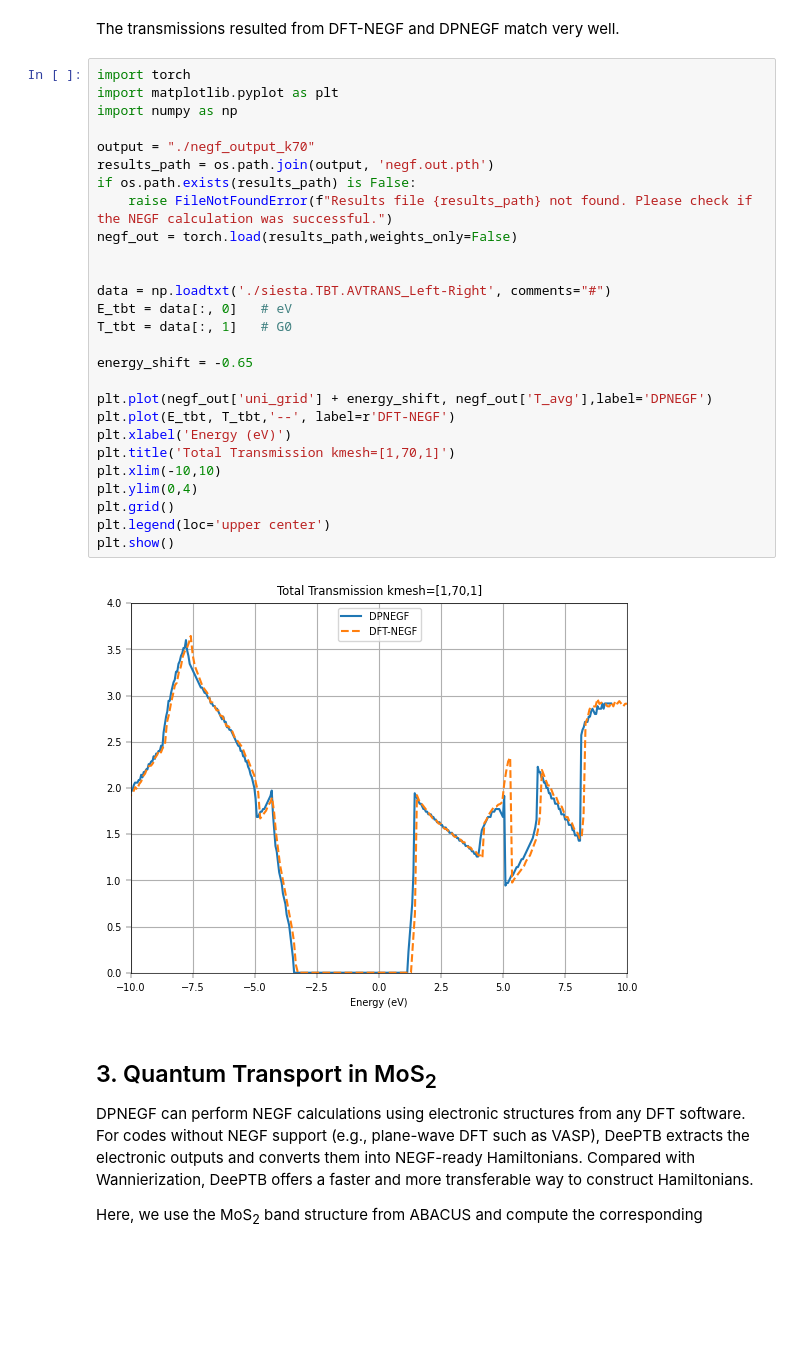
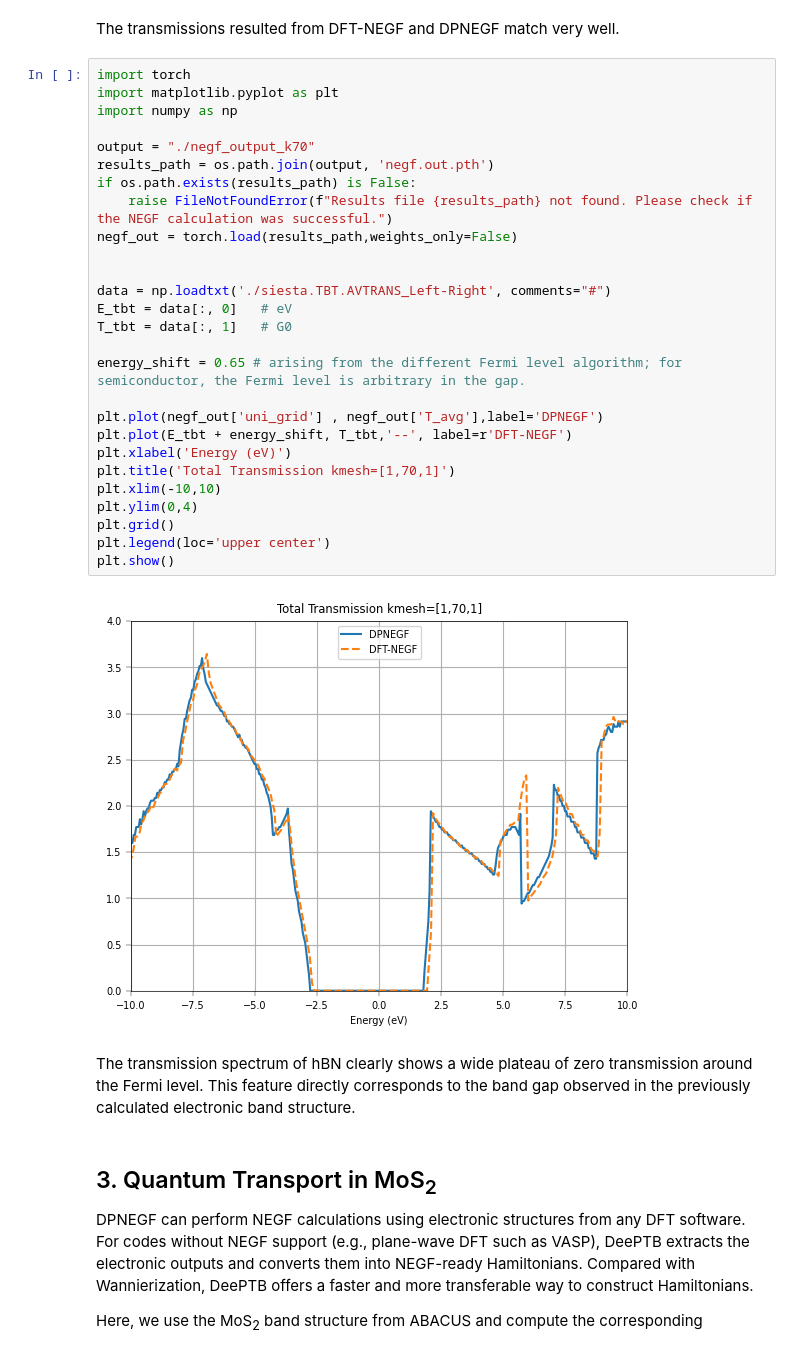
Before and after one commit to DeePTB-Lab/dpnegf, a Jupyter notebook: docs/hands_on/tutorial2_2d_mat.ipynb, the cells around one changed output. Saved outputs shown, nothing was run; the diff lists cells and outputs as text; blank space fills up the shorter version.

```diff
--- a/docs/hands_on/tutorial2_2d_mat.ipynb
+++ b/docs/hands_on/tutorial2_2d_mat.ipynb
@@ -656,32 +660,34 @@ The transmissions resulted from DFT-NEGF and DPNEGF match very well.
 # %%
 import torch
 import matplotlib.pyplot as plt
 import numpy as np
 
 output = "./negf_output_k70"
 results_path = os.path.join(output, 'negf.out.pth')
 if os.path.exists(results_path) is False:
     raise FileNotFoundError(f"Results file {results_path} not found. Please check if the NEGF calculation was successful.")
 negf_out = torch.load(results_path,weights_only=False)
 
 
 data = np.loadtxt('./siesta.TBT.AVTRANS_Left-Right', comments="#")
 E_tbt = data[:, 0]   # eV
 T_tbt = data[:, 1]   # G0
 
-energy_shift = -0.65
+energy_shift = 0.65 # arising from the different Fermi level algorithm; for semiconductor, the Fermi level is arbitrary in the gap.
 
-plt.plot(negf_out['uni_grid'] + energy_shift, negf_out['T_avg'],label='DPNEGF')
-plt.plot(E_tbt, T_tbt,'--', label=r'DFT-NEGF')
+plt.plot(negf_out['uni_grid'] , negf_out['T_avg'],label='DPNEGF')
+plt.plot(E_tbt + energy_shift, T_tbt,'--', label=r'DFT-NEGF')
 plt.xlabel('Energy (eV)')
 plt.title('Total Transmission kmesh=[1,70,1]')
 plt.xlim(-10,10)
 plt.ylim(0,4)
 plt.grid()
 plt.legend(loc='upper center')
 plt.show()
 # %% [output]
-[figure, old version]
+[figure, new version]
+# %% [markdown]
+The transmission spectrum of hBN clearly shows a wide plateau of zero transmission around the Fermi level. This feature directly corresponds to the band gap observed in the previously calculated electronic band structure.
 # %% [markdown]
 ## 3. Quantum Transport in MoS<sub>2</sub>
 
```
Also changed, not shown: parts of 2 cells of this notebook.
